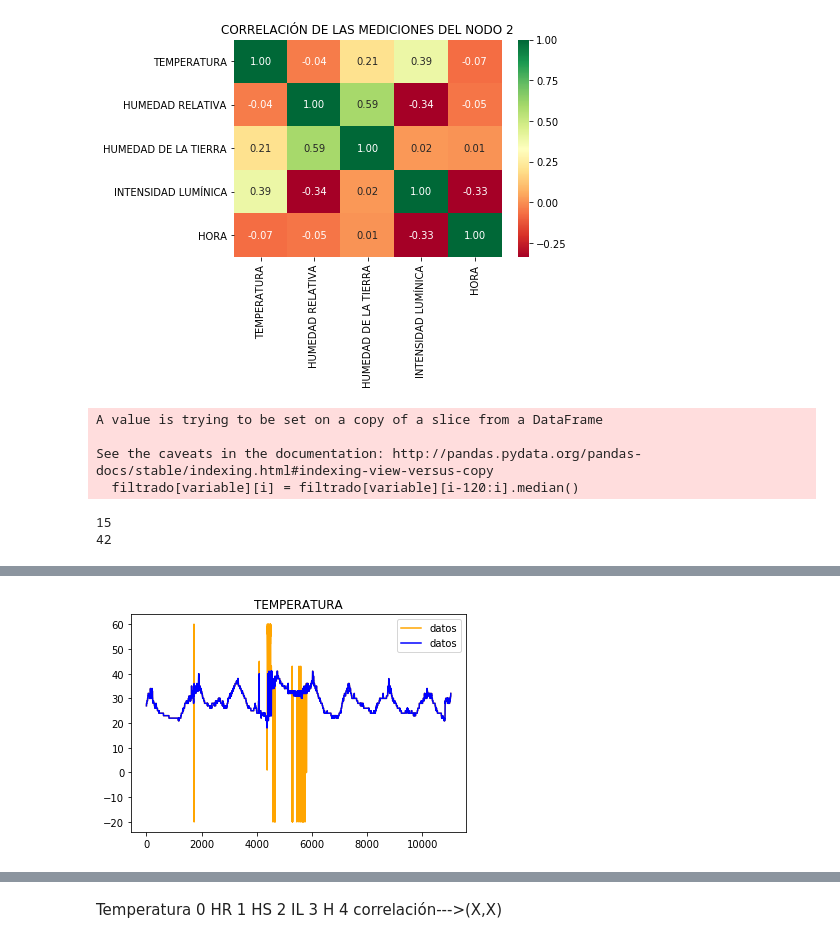
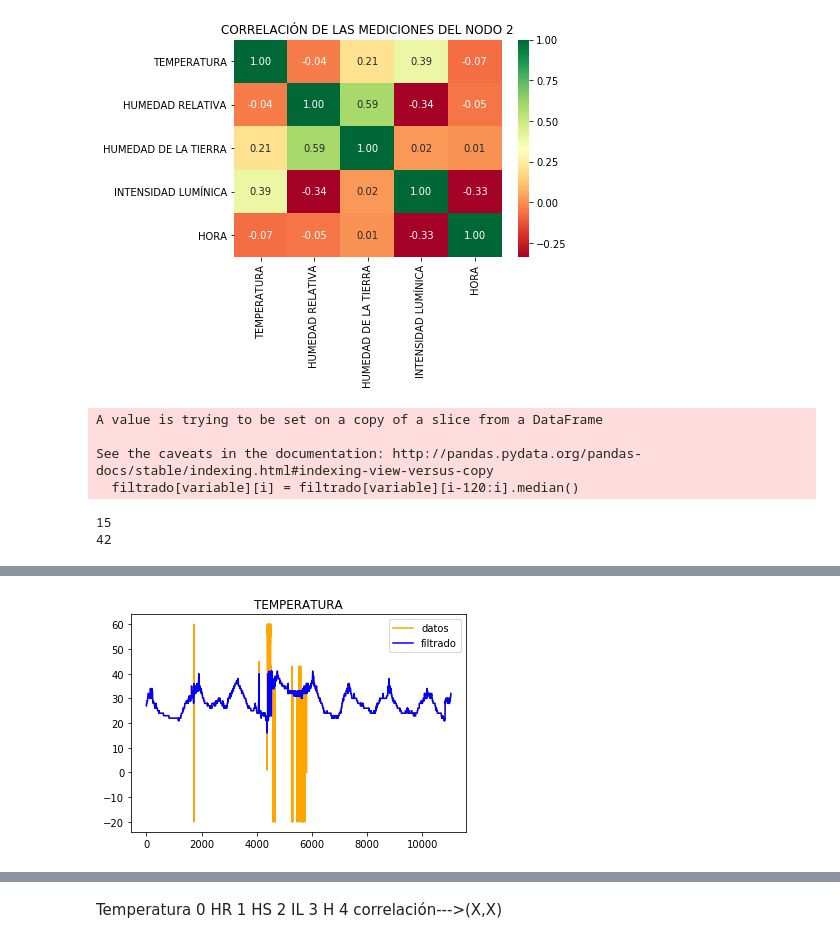
Before and after one commit to Jergb/Python, a Jupyter notebook: AA/Algoritmo_filtro.ipynb, the cells around one changed output, grey strips where cells are left out. Saved outputs shown, nothing was run; the diff lists cells and outputs as text; code cells hidden in the pictures.

Commit message:
Filtro++
corrección filtro

```diff
--- a/AA/Algoritmo_filtro.ipynb
+++ b/AA/Algoritmo_filtro.ipynb
@@ -78,18 +62,16 @@ plt.show()
 [figure]
 # %%
 funs.mediciones_cacao= mediciones_cacao
-filtrado = mediciones_cacao.copy()
-funs.filtrado=filtrado
+funs.filtrado = mediciones_cacao.copy()
+funs.filtrar = mediciones_cacao.copy()
+funs.ajustado = mediciones_cacao.copy()
 lim_menor0 = funs.filtro_menor(0,1,16,55,0)
 print(lim_menor0)
 lim_mayor0 = funs.filtro_mayor(0,1,16,55,0)
 print(lim_mayor0)
 
-corr0 = funs.filtro_var(0,lim_menor0,lim_mayor0)
 funs.info_var(0)
-plt.plot(filtrado.iloc[:,0],'blue',label='datos')
-plt.legend()
-corr0
+funs.filtrar_variables(0,lim_menor0,lim_mayor0)
 # %% [output]
 A value is trying to be set on a copy of a slice from a DataFrame
 
@@ -106,4 +88,4 @@ See the caveats in the documentation: http://pandas.pydata.org/pandas-docs/stabl
-[figure, old version]
+[figure, new version]
 # %%
 lim_menor1 = funs.filtro_menor(1,0,10,100,0)
 print(lim_menor1)
```
Also changed, not shown: parts of 19 cells of this notebook, 3 other files.
